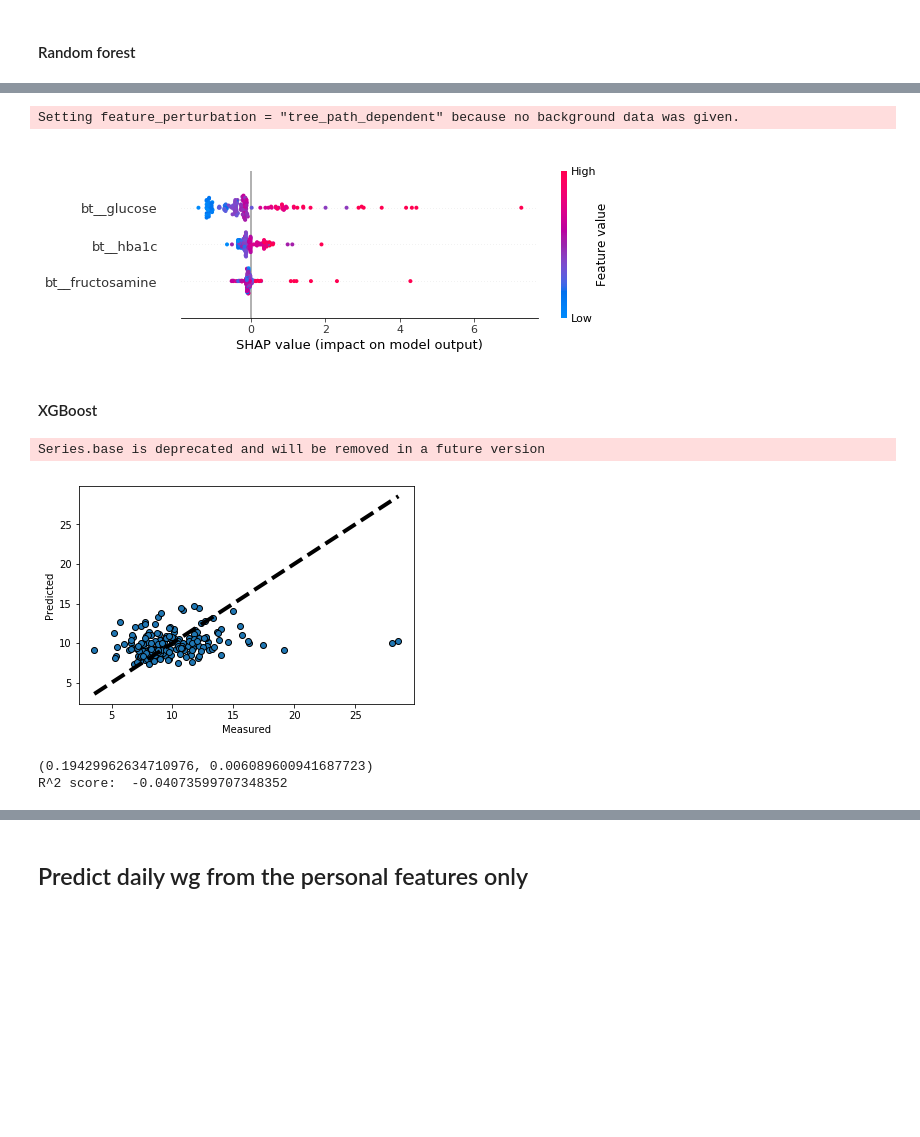
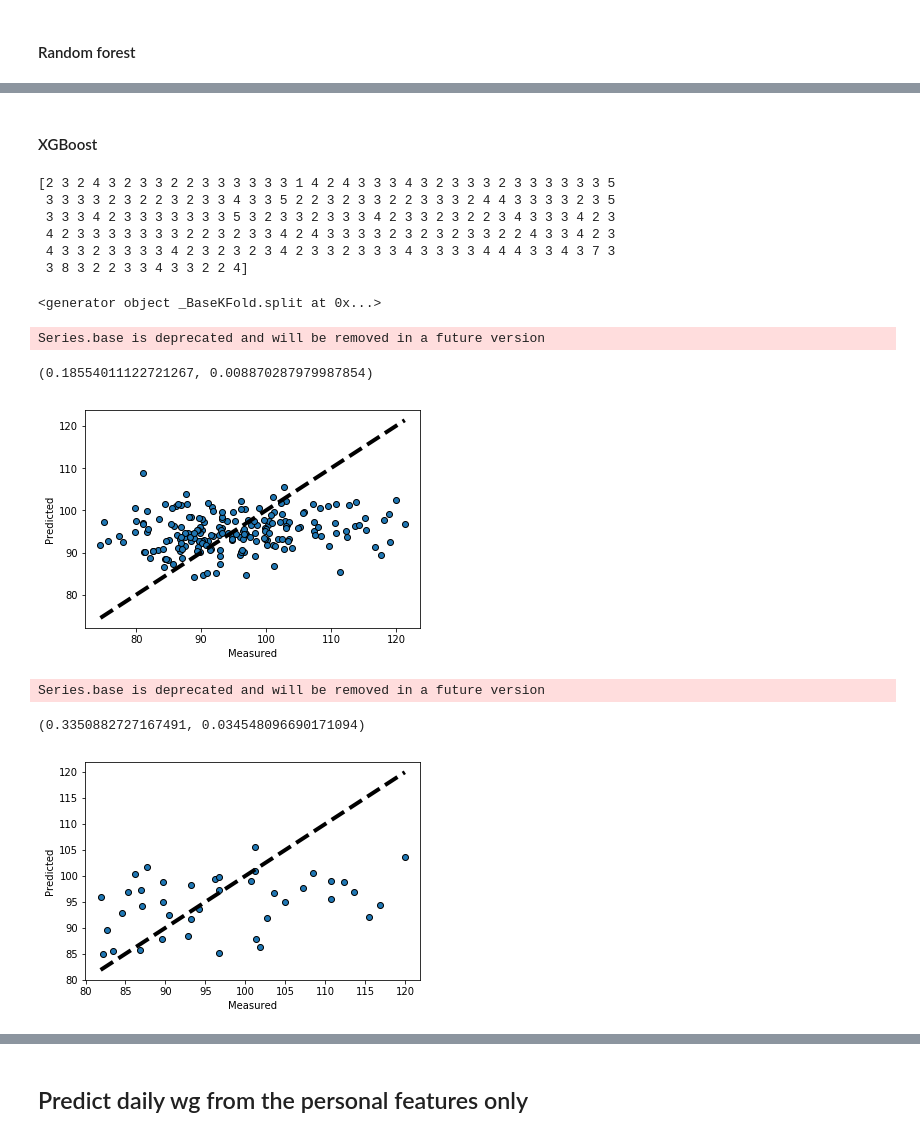
Before and after one commit to ElviraMingazova/MA_Thesis, a Jupyter notebook: Predictions from the diet and personal features.ipynb, the cells around one changed output, grey strips where cells are left out. Saved outputs shown, nothing was run; the diff lists cells and outputs as text; code cells hidden in the pictures; blank space fills up the shorter version.

Commit message:
personal predictions CV validated pearson R added

```diff
--- a/Predictions from the diet and personal features.ipynb
+++ b/Predictions from the diet and personal features.ipynb
@@ -1321,7 +1321,7 @@ Index(['trunk_fat', 'height', 'sitting_blood_pressure_pulse_rate', 'hips',
        'mean', 'std'],
       dtype='object')
 # %%
-X_y_df = X_y_data.copy()
+X_y_df = X_y_data.copy().drop(columns=['bt__fructosamine', 'bt__hba1c', 'bt__glucose'])
 # %%
 X_y_df.corr(method='pearson')[['mean', 'std']]
 # %% [output]
@@ -1389,8 +1394,2 @@ RandomForestRegressor(bootstrap=True, ccp_alpha=0.0, criterion='mse',
-# %%
-shap_values = shap.TreeExplainer(rfr).shap_values(X_train)
-shap.summary_plot(shap_values, X_train)
-# %% [output]
-Setting feature_perturbation = "tree_path_dependent" because no background data was given.
-[figure, removed]
 # %% [markdown]
 #### XGBoost
@@ -1397,23 +1399,64 @@ Setting feature_perturbation = "tree_path_dependent" because no background data
+# %%
+y_binned = np.digitize(y, bins)
+print(y_binned)
+# %% [output]
+[2 3 2 4 3 2 3 3 2 2 3 3 3 3 3 3 1 4 2 4 3 3 3 4 3 2 3 3 3 2 3 3 3 3 3 3 5
+ 3 3 3 3 2 3 2 2 3 2 3 3 4 3 3 5 2 2 3 2 3 3 2 2 3 3 3 2 4 4 3 3 3 3 2 3 5
+ 3 3 3 4 2 3 3 3 3 3 3 3 5 3 2 3 3 2 3 3 3 4 2 3 3 2 3 2 2 3 4 3 3 3 4 2 3
+ 4 2 3 3 3 3 3 3 3 2 2 3 2 3 3 4 2 4 3 3 3 3 2 3 2 3 2 3 3 2 2 4 3 3 4 2 3
+ 4 3 3 2 3 3 3 3 4 2 3 2 3 2 3 4 2 3 3 2 3 3 3 4 3 3 3 3 4 4 4 3 3 4 3 7 3
+ 3 8 3 2 2 3 3 4 3 3 2 2 4]
+# %%
+kfold.split(X, y_binned)
+# %% [output]
+<generator object _BaseKFold.split at 0x...>
 # %%
-X,y = X_y_df.iloc[:,0:-2], X_y_df.iloc[:,-1]
+X,y = X_y_df.iloc[:,0:-2], X_y_df.iloc[:,-2]
 X_train, X_test, y_train, y_test=train_test_split(X, y, test_size=0.2, random_state=33)
 xgbr = xgb.XGBRegressor(objective ='reg:squarederror', learning_rate = 0.1,
             max_depth = 3, n_estimators = 100, min_child_weight=4,
             colsample_bytree=0.9, alpha=0, reg_lambda=10)
-# Perform K-Fold CV
-predicted = cross_val_predict(xgbr, X, y, cv=len(y))
+bins = np.linspace(0, y.shape[0], 50)
+
+# Save your Y values in a new ndarray,
+# broken down by the bins created above.
+
+y_binned = np.digitize(y, bins)
+
+kfold = KFold(n_splits=10, random_state=7, shuffle=True)
+
+results = cross_val_predict(xgbr, X, y, cv=kfold.split(X, y_binned))
+#results = cross_val_predict(model, X, y, cv=X.shape[0])
+
+pred_real = pd.DataFrame(columns = ['y_test', 'y_pred'])
+pred_real['y_test']=y
+i=0
+for ind in y.index:
+    pred_real.loc[ind, 'y_pred']=results[i]
+    i = i+1
+print(pearsonr(pred_real['y_pred'], pred_real['y_test']))
+
 fig, ax = plt.subplots()
-ax.scatter(y, predicted, edgecolors=(0, 0, 0))
+ax.scatter(pred_real['y_test'], pred_real['y_pred'], edgecolors=(0, 0, 0))
 ax.plot([y.min(), y.max()], [y.min(), y.max()], 'k--', lw=4)
 ax.set_xlabel('Measured')
 ax.set_ylabel('Predicted')
 plt.show()
-
-print(pearsonr(y,predicted))
-
-print('R^2 score: ', r2_score(y, predicted))
 # %% [output]
 Series.base is deprecated and will be removed in a future version
+(0.18554011122721267, 0.008870287979987854)
-[figure, old version]
+[figure, new version]
-(0.19429962634710976, 0.006089600941687723)
-R^2 score:  -0.04073599707348352
+# %%
+xgbr.fit(X_train, y_train)
+y_pred = xgbr.predict(X_test)
+print(pearsonr(y_test, y_pred))
+fig, ax = plt.subplots()
+ax.scatter(y_test, y_pred, edgecolors=(0, 0, 0))
+ax.plot([y_test.min(), y_test.max()], [y_test.min(), y_test.max()], 'k--', lw=4)
+ax.set_xlabel('Measured')
+ax.set_ylabel('Predicted')
+plt.show()
+# %% [output]
+Series.base is deprecated and will be removed in a future version
+(0.3350882727167491, 0.034548096690171094)
+[figure, added]
```
Also changed, not shown: parts of 20 cells of this notebook.
